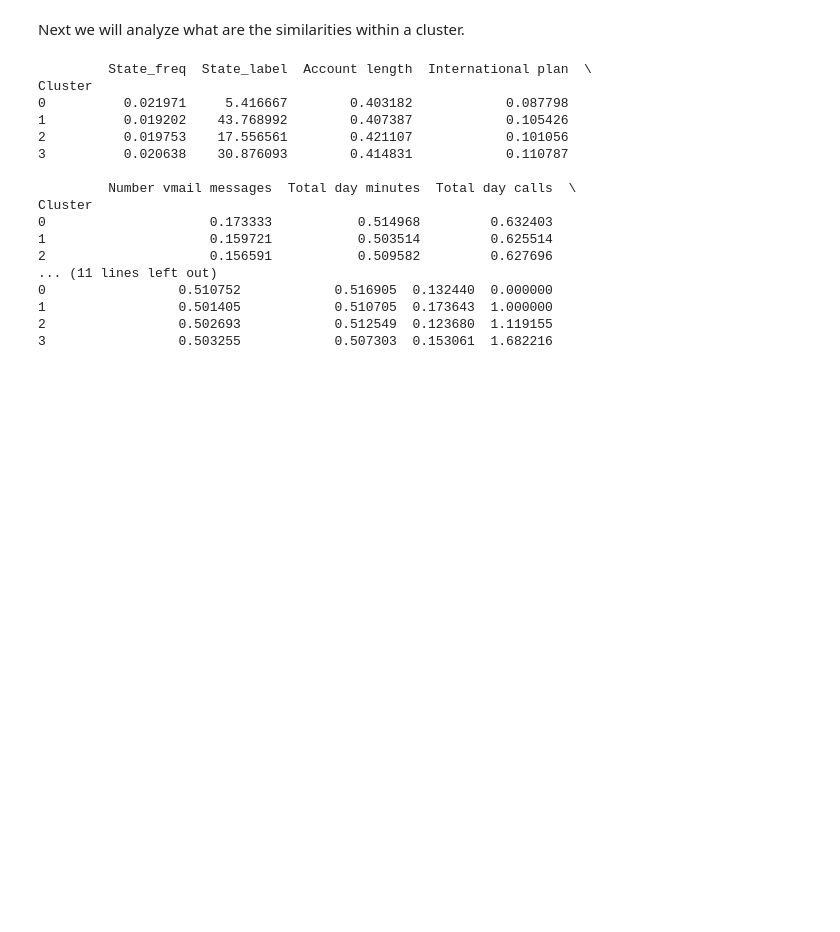
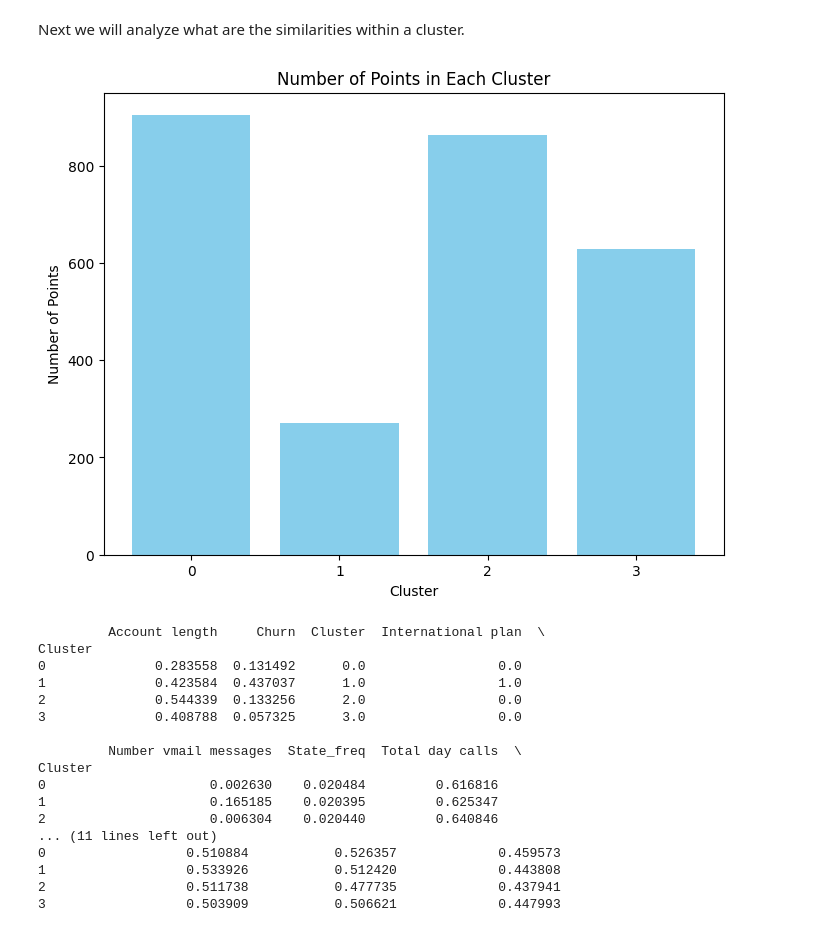
Before and after one commit to ZhaoPeiduo/CS5228-Project-07, a Jupyter notebook: kmeans.ipynb, the cells around one changed output. Cells and saved outputs as stored; diff of their text form; code cells hidden in the pictures; blank space fills up the shorter version.

```diff
--- a/kmeans.ipynb
+++ b/kmeans.ipynb
@@ -90,21 +97,49 @@ min_max_train_df['Cluster'] = kmeans.fit_predict(min_max_train_df)
-# %%
-cluster_summary = min_max_train_df_with_label.groupby(min_max_train_df['Cluster']).mean()
-print(cluster_summary)
-# %% [output]
-         State_freq  State_label  Account length  International plan  \
-Cluster
-0          0.021971     5.416667        0.403182            0.087798
-1          0.019202    43.768992        0.407387            0.105426
-2          0.019753    17.556561        0.421107            0.101056
-3          0.020638    30.876093        0.414831            0.110787
-
-         Number vmail messages  Total day minutes  Total day calls  \
-Cluster
-0                     0.173333           0.514968         0.632403
-1                     0.159721           0.503514         0.625514
-2                     0.156591           0.509582         0.627696
-... (11 lines left out)
-0                 0.510752            0.516905  0.132440  0.000000
-1                 0.501405            0.510705  0.173643  1.000000
-2                 0.502693            0.512549  0.123680  1.119155
-3                 0.503255            0.507303  0.153061  1.682216
+# %%
+optimal_k = 4
+kmeans = KMeans(n_clusters=optimal_k, random_state=42, n_init=10)
+min_max_train_df['Cluster'] = kmeans.fit_predict(min_max_train_df)
+min_max_train_df['Cluster'] = min_max_train_df['Cluster'].astype(int)
+
+min_max_train_df_with_label['Cluster'] = min_max_train_df['Cluster']
+
+cluster_sizes = min_max_train_df_with_label['Cluster'].value_counts().sort_index()
+
+plt.figure(figsize=(8, 6))
+plt.bar(cluster_sizes.index, cluster_sizes.values, color='skyblue')
+plt.xlabel('Cluster')
+plt.ylabel('Number of Points')
+plt.title('Number of Points in Each Cluster')
+plt.xticks(cluster_sizes.index)  # Ensure x-ticks correspond to cluster labels
+plt.show()
+
+cluster_summary = min_max_train_df_with_label.groupby(min_max_train_df['Cluster']).mean().sort_index(axis = 1)
+print(cluster_summary)
+
+
+# Plot heatmap
+plt.figure(figsize=(12, 6))
+sns.heatmap(cluster_summary.drop(columns=['Cluster'], errors='ignore'), annot=True, cmap='Blues', fmt=".2f", yticklabels=True)
+plt.title("Mean Feature Values per Cluster")
+plt.xlabel("Features")
+plt.ylabel("Cluster")
+plt.tight_layout()
+plt.show()
+# %% [output]
+[figure, added]
+         Account length     Churn  Cluster  International plan  \
+Cluster
+0              0.283558  0.131492      0.0                 0.0
+1              0.423584  0.437037      1.0                 1.0
+2              0.544339  0.133256      2.0                 0.0
+3              0.408788  0.057325      3.0                 0.0
+
+         Number vmail messages  State_freq  Total day calls  \
+Cluster
+0                     0.002630    0.020484         0.616816
+1                     0.165185    0.020395         0.625347
+2                     0.006304    0.020440         0.640846
+... (11 lines left out)
+0                  0.510884           0.526357             0.459573
+1                  0.533926           0.512420             0.443808
+2                  0.511738           0.477735             0.437941
+3                  0.503909           0.506621             0.447993
```
Also changed, not shown: parts of 12 cells of this notebook.
